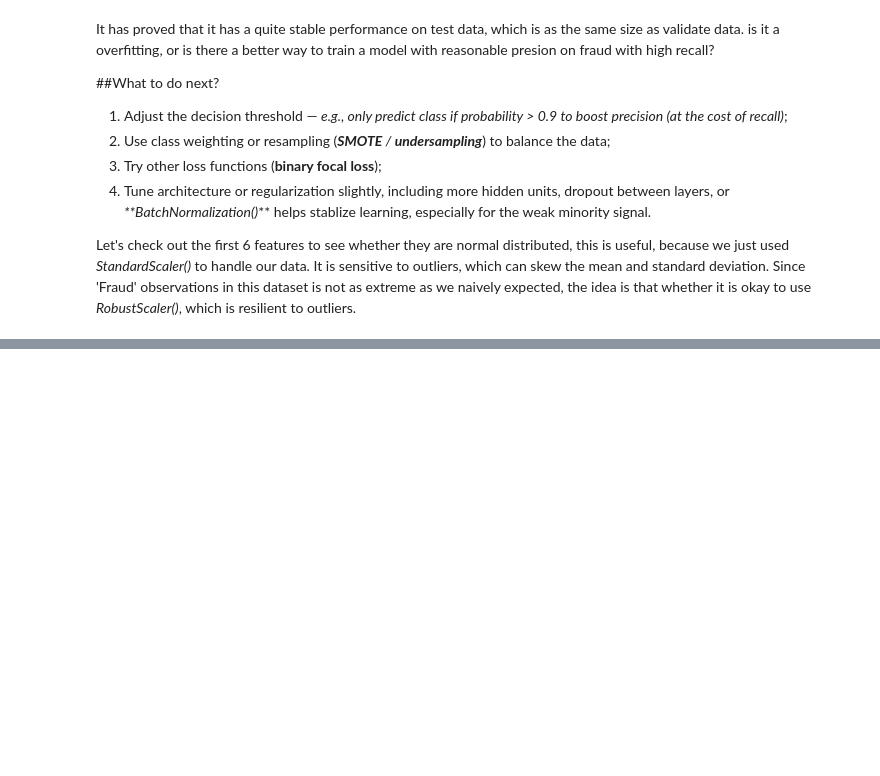
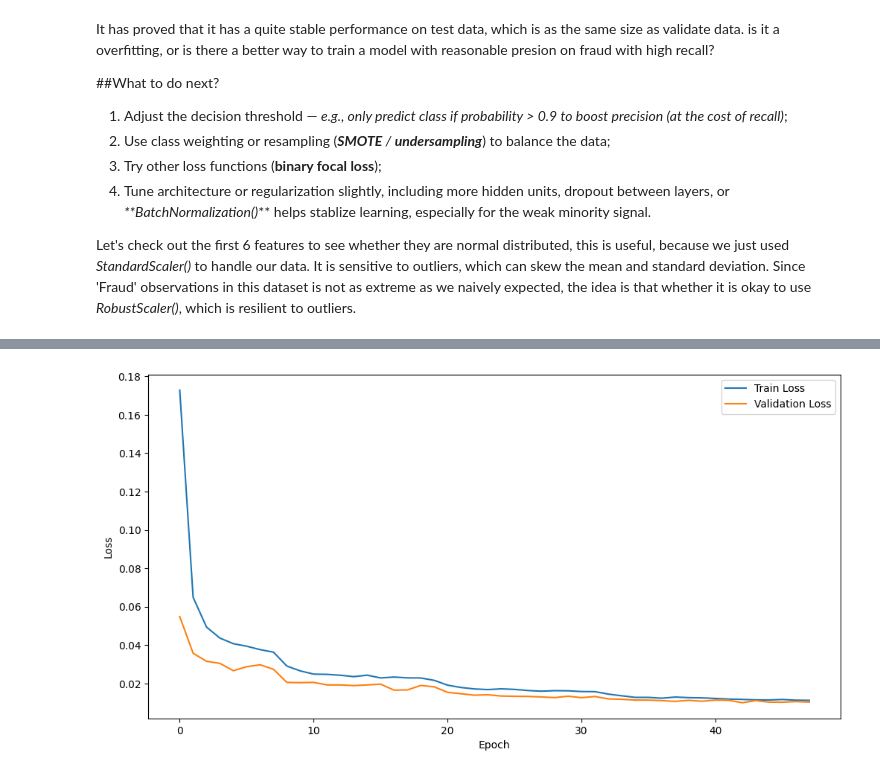
Before and after one commit to zcry332/Neural_Network, a Jupyter notebook: NN_BankingProject_G3.ipynb, the cells around one changed output, grey strips where cells are left out. Drawn from its saved outputs; the diff is of its cells as text; code cells hidden in the pictures; blank space fills up the shorter version.

```diff
--- a/NN_BankingProject_G3.ipynb
+++ b/NN_BankingProject_G3.ipynb
@@ -804,0 +423,42 @@ weighted avg       1.00      1.00      1.00     56746
+# %%
+# re-engineer the model
+def compile_model(model,loss_function):
+  """Compiles the Keras model with a predefined optimizer, loss, and metrics."""
+  model.compile(
+      optimizer=keras.optimizers.Adam(learning_rate=0.001),
+      loss= loss_function,
+      metrics=[
+          keras.metrics.Precision(name='precision'),
+          keras.metrics.Recall(name='recall'),
+          keras.metrics.AUC(curve='ROC', name='auc'),
+          keras.metrics.AUC(curve='PR', name='auprc')
+      ])
+  return model
+# %%
+# Creates a Feedforward Neural Network model
+def create_FFNN_v2(input_dim, loss_function):
+  model = keras.Sequential([
+      keras.Input(shape=(input_dim,)),
+
+      # hidden layer 1
+      layers.Dense(64, kernel_initializer='he_normal', kernel_regularizer=keras.regularizers.l2(0.001)),
+      layers.BatchNormalization(),
+      layers.LeakyReLU(negative_slope=0.1),
+      layers.Dropout(0.3),
+
+      # hidden layer 2
+      layers.Dense(32, kernel_initializer='he_normal', kernel_regularizer=keras.regularizers.l2(0.001)),
+      layers.BatchNormalization(),
+      layers.LeakyReLU(negative_slope=0.1),
+      layers.Dropout(0.3),
+
+      # hidden layer 3
+      layers.Dense(16, activation='relu'),
+
+      # output layer is binary
+      layers.Dense(1, activation='sigmoid')
+      ])
+
+  # compile the model with Adam, standard BCE
+  model = compile_model(model, loss_function)
+  return model
@@ -804,0 +560,4 @@ weighted avg       1.00      1.00      1.00     56746
+# %%
+plot_loss(hist_v2)
+# %% [output]
+[figure, added]
```
Also changed, not shown: parts of 35 cells of this notebook.
